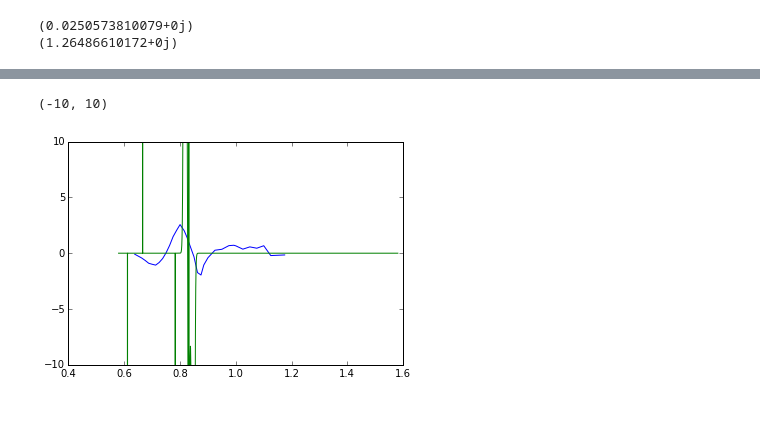
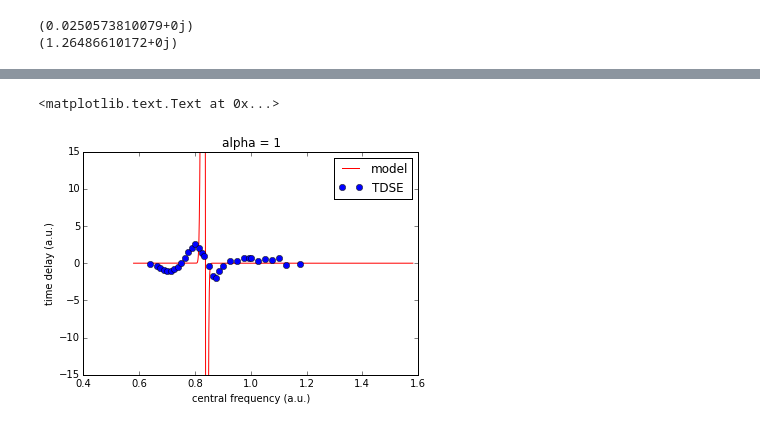
Before and after one commit to HxCory/delayFitting, a Jupyter notebook: Source/fitAnalyze.ipynb, the cells around one changed output, grey strips where cells are left out. Cells and saved outputs as stored; diff of their text form; code cells hidden in the pictures.

```diff
--- a/Source/fitAnalyze.ipynb
+++ b/Source/fitAnalyze.ipynb
@@ -266,8 +330,0 @@ plb.ylim([-10, 10])
-# %%
-Path = '/Users/cgoldsmith/Desktop/text_files_data'
-os.chdir(Path)
-data = np.loadtxt('TDSE_3fs.txt')
-x = data[:, 0]
-y = data[:, 4]
-sopt.curve_fit(cheat, x, y,\
- bounds=(-1, 1), max_nfev=10000, check_finite=False)
@@ -281,6 +333,3 @@ test1 = fitDipoleFactors(omega_dip, 700)
 # %%
 plt.plot(x, y, omega_dip, test1)
 plb.ylim([-10, 10])
-# %% [output]
-(-10, 10)
-[figure, removed]
@@ -286,0 +377,10 @@ plb.ylim([-10, 10])
+# %%
+plt.plot(omega_dip, cheat(omega_dip, 1), 'r-', x, y, 'bo')
+plb.ylim([-15, 15])
+plb.ylabel('time delay (a.u.)')
+plb.xlabel('central frequency (a.u.)')
+plb.legend(['model', 'TDSE'])
+plb.title('alpha = 1')
+# %% [output]
+<matplotlib.text.Text at 0x...>
+[figure, added]
```
Also changed, not shown: parts of 46 cells of this notebook, 31 other files.
